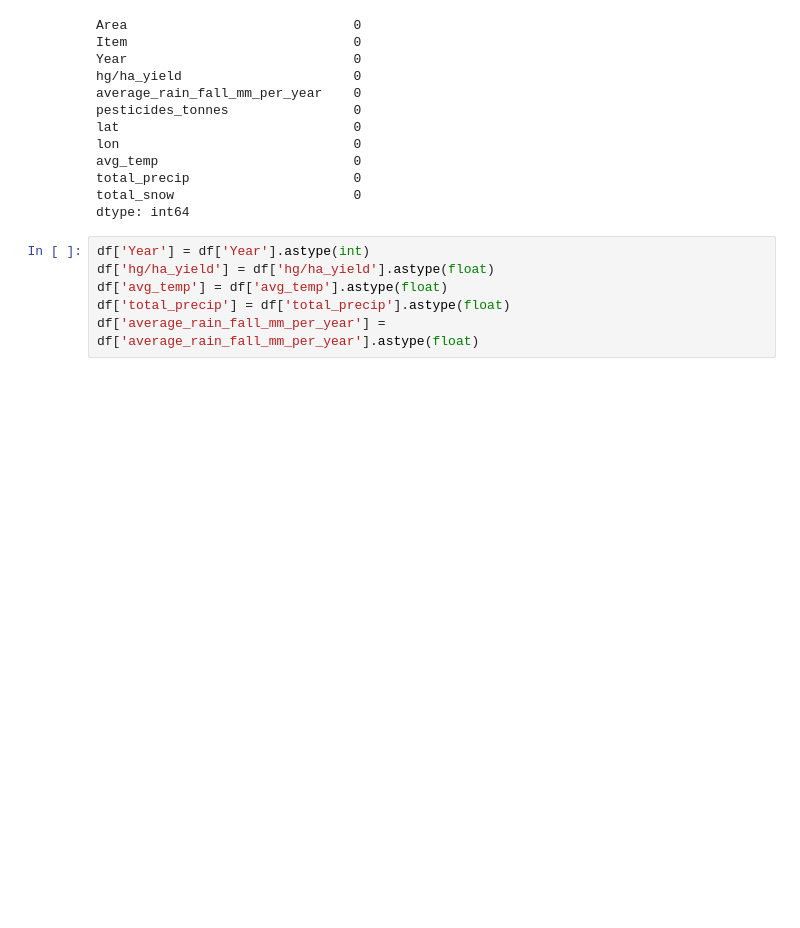
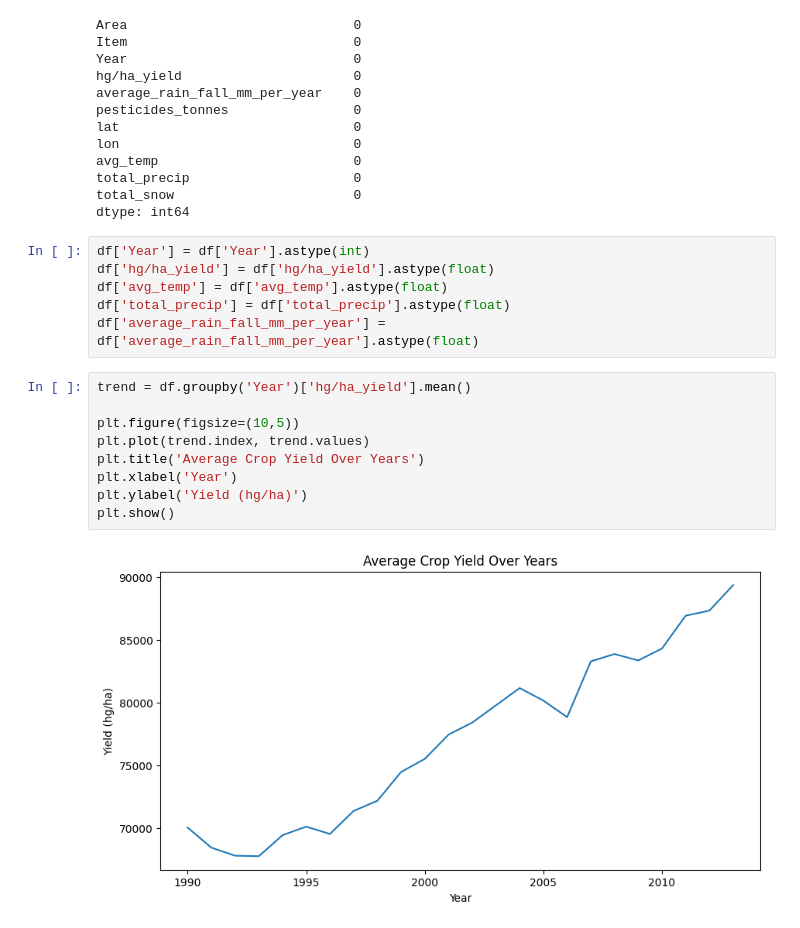
Before and after one commit to aghajamalaslanov-tech/Crop-Yield-Prediction, a Jupyter notebook: load_data_core.ipynb, the cells around one changed output. Saved outputs shown, nothing was run; the diff lists cells and outputs as text; blank space fills up the shorter version.

Commit message:
Completed Crop Yield Prediction

```diff
--- a/load_data_core.ipynb
+++ b/load_data_core.ipynb
@@ -123,6 +143,17 @@ df['hg/ha_yield'] = df['hg/ha_yield'].astype(float)
 df['avg_temp'] = df['avg_temp'].astype(float)
 df['total_precip'] = df['total_precip'].astype(float)
 df['average_rain_fall_mm_per_year'] = df['average_rain_fall_mm_per_year'].astype(float)
+# %%
+trend = df.groupby('Year')['hg/ha_yield'].mean()
+
+plt.figure(figsize=(10,5))
+plt.plot(trend.index, trend.values)
+plt.title('Average Crop Yield Over Years')
+plt.xlabel('Year')
+plt.ylabel('Yield (hg/ha)')
+plt.show()
+# %% [output]
+[figure, added]
 # %%
 trend = df.groupby('Year')['hg/ha_yield'].mean()
 
```
Also changed, not shown: parts of 12 cells of this notebook, 1 other file.
